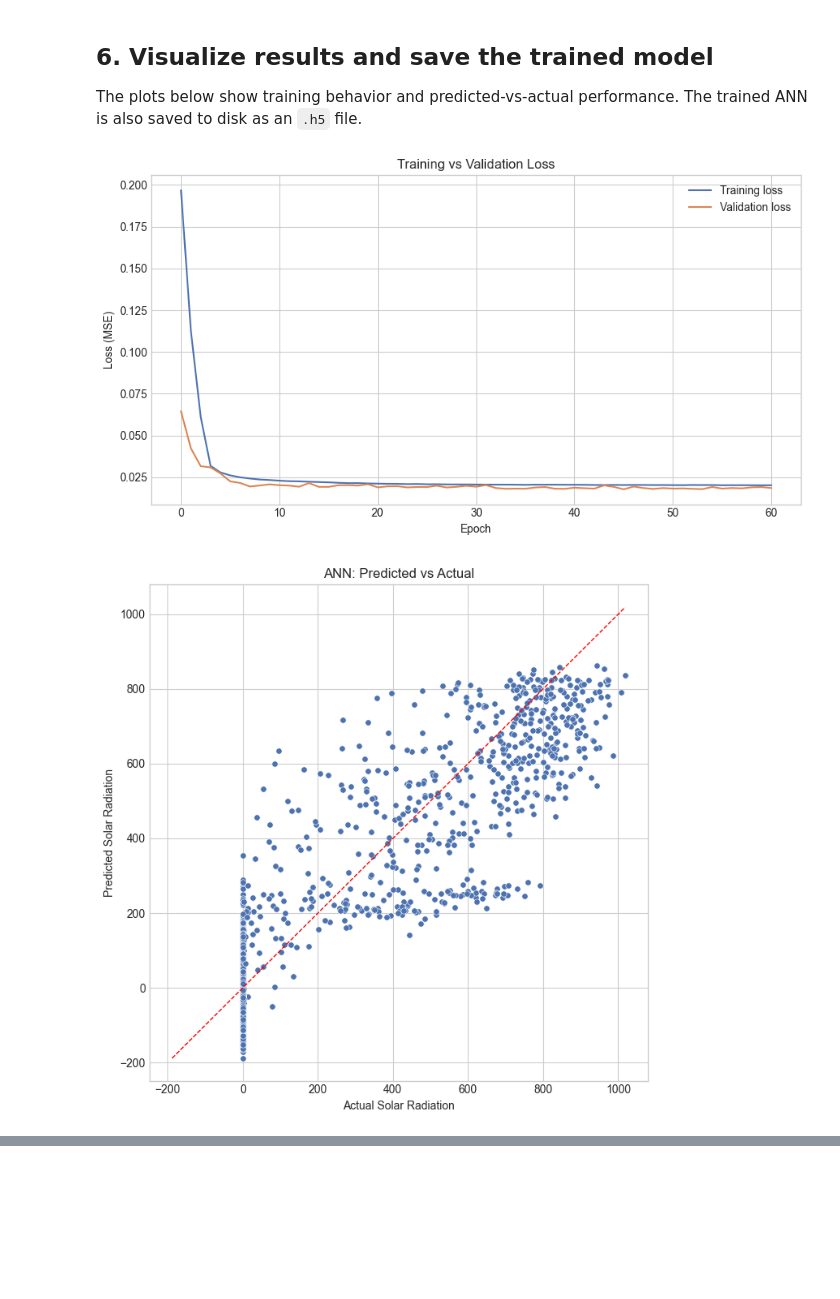
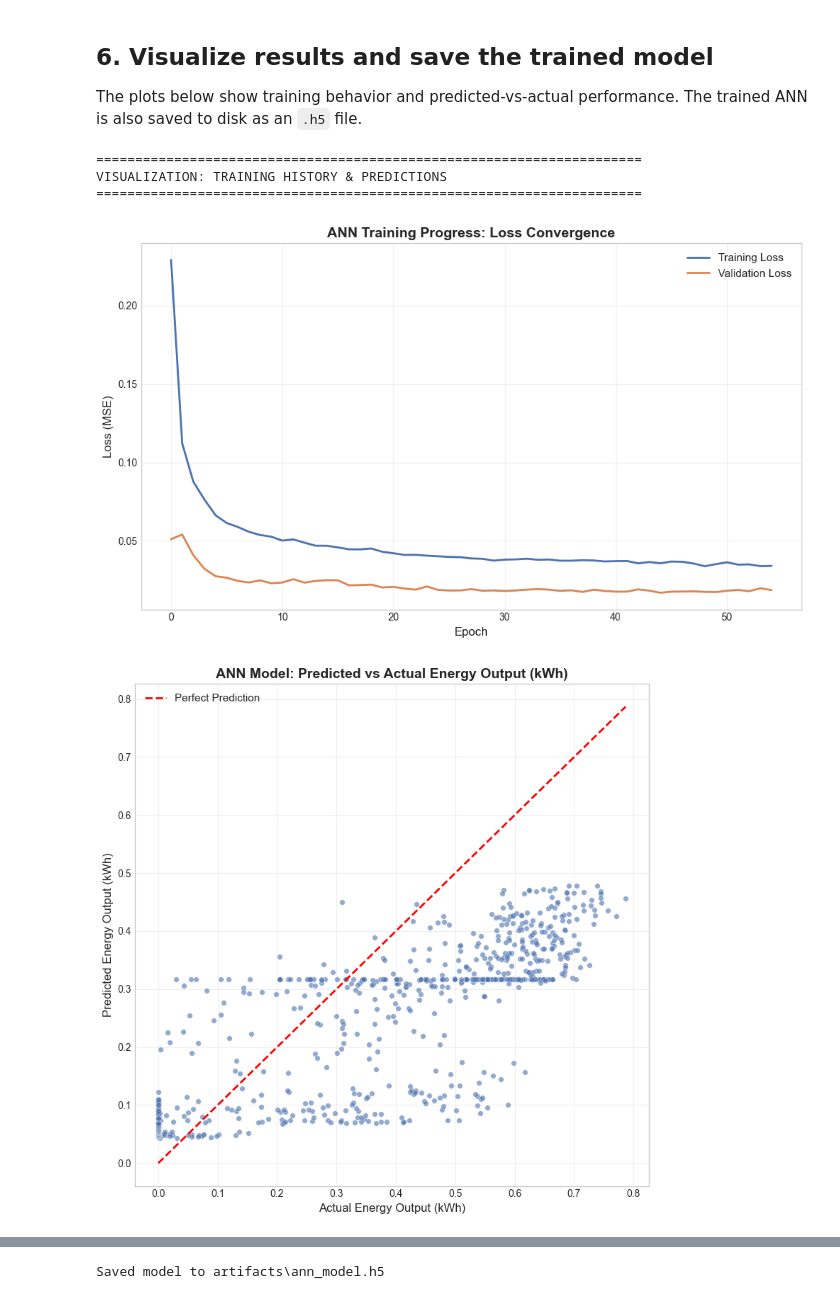
Before and after one commit to Hermes335/IS_PROJ, a Jupyter notebook: renewable_energy_ann.ipynb, the cells around one changed output, grey strips where cells are left out. Saved outputs shown, nothing was run; the diff lists cells and outputs as text; code cells hidden in the pictures; blank space fills up the shorter version.

```diff
--- a/renewable_energy_ann.ipynb
+++ b/renewable_energy_ann.ipynb
@@ -286,36 +429,46 @@ Baseline metrics: {'rmse': 235.37792202343093, 'mae': 203.6920369240989, 'r2': 0
 The plots below show training behavior and predicted-vs-actual performance. The trained ANN is also saved to disk as an `.h5` file.
 # %%
 def plot_training_history(history_obj):
-    plt.figure(figsize=(9, 5))
-    plt.plot(history_obj.history['loss'], label='Training loss')
+    plt.figure(figsize=(10, 6))
+    plt.plot(history_obj.history['loss'], label='Training Loss', linewidth=2)
     if 'val_loss' in history_obj.history:
-        plt.plot(history_obj.history['val_loss'], label='Validation loss')
-    plt.xlabel('Epoch')
-    plt.ylabel('Loss (MSE)')
-    plt.title('Training vs Validation Loss')
-    plt.legend()
+        plt.plot(history_obj.history['val_loss'], label='Validation Loss', linewidth=2)
+    plt.xlabel('Epoch', fontsize=12)
+    plt.ylabel('Loss (MSE)', fontsize=12)
+    plt.title('ANN Training Progress: Loss Convergence', fontsize=14, fontweight='bold')
+    plt.legend(fontsize=11)
+    plt.grid(True, alpha=0.3)
     plt.tight_layout()
     plt.show()
 
 def plot_predicted_vs_actual(y_true, y_pred, title):
-    plt.figure(figsize=(7, 7))
-    sns.scatterplot(x=y_true, y=y_pred, s=28)
+    plt.figure(figsize=(8, 8))
+    sns.scatterplot(x=y_true, y=y_pred, s=30, alpha=0.6)
     min_value = min(np.min(y_true), np.min(y_pred))
     max_value = max(np.max(y_true), np.max(y_pred))
-    plt.plot([min_value, max_value], [min_value, max_value], 'r--', linewidth=1)
-    plt.xlabel('Actual Solar Radiation')
-    plt.ylabel('Predicted Solar Radiation')
-    plt.title(title)
+    plt.plot([min_value, max_value], [min_value, max_value], 'r--', linewidth=2, label='Perfect Prediction')
+    plt.xlabel('Actual Energy Output (kWh)', fontsize=12)
+    plt.ylabel('Predicted Energy Output (kWh)', fontsize=12)
+    plt.title(title, fontsize=14, fontweight='bold')
+    plt.legend(fontsize=11)
+    plt.grid(True, alpha=0.3)
     plt.tight_layout()
     plt.show()
 
+print("\n" + "=" * 70)
+print("VISUALIZATION: TRAINING HISTORY & PREDICTIONS")
+print("=" * 70 + "\n")
+
 plot_training_history(history)
-plot_predicted_vs_actual(y_test_true, ann_pred, 'ANN: Predicted vs Actual')
-plot_predicted_vs_actual(y_test_true, baseline_pred, 'Linear Regression: Predicted vs Actual')
+plot_predicted_vs_actual(y_test_true, ann_pred, 'ANN Model: Predicted vs Actual Energy Output (kWh)')
+plot_predicted_vs_actual(y_test_true, baseline_pred, 'Linear Regression Baseline: Predicted vs Actual Energy Output (kWh)')
 
 model_path = OUTPUT_DIR / 'ann_model.h5'
 ann_model.save(model_path)
 print(f'Saved model to {model_path}')
 # %% [output]
+======================================================================
+VISUALIZATION: TRAINING HISTORY & PREDICTIONS
+======================================================================
-[figure, old version]
+[figure, new version]
-[figure, old version]
+[figure, new version]
@@ -325,2 +477,3 @@ Saved model to artifacts\ann_model.h5
+Saved model to artifacts\ann_model.h5
 # %% [markdown]
 ## 7. Summary
```
Also changed, not shown: parts of 16 cells of this notebook, 2 other files.
